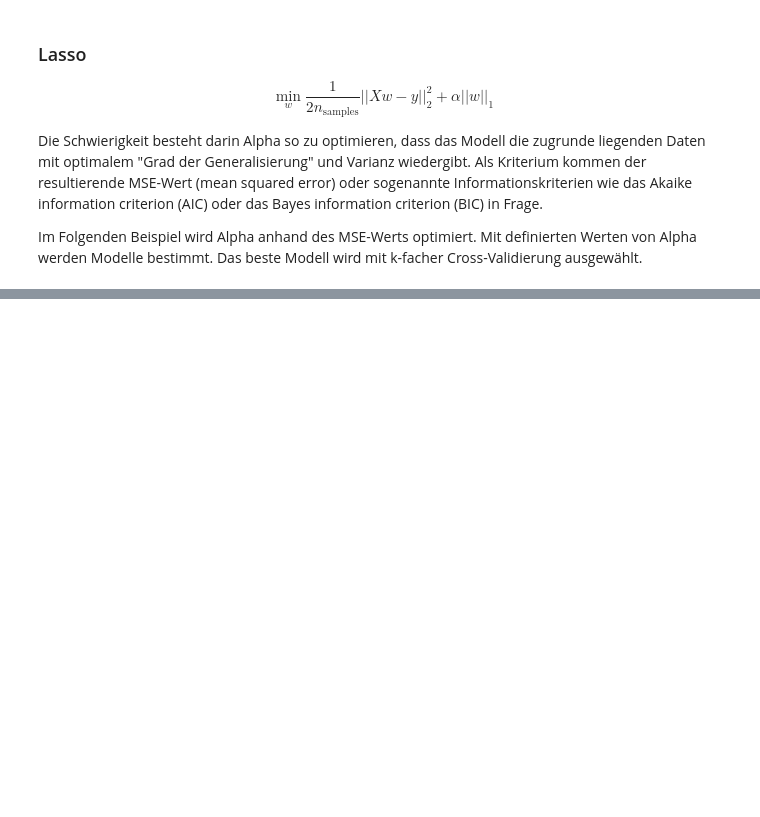
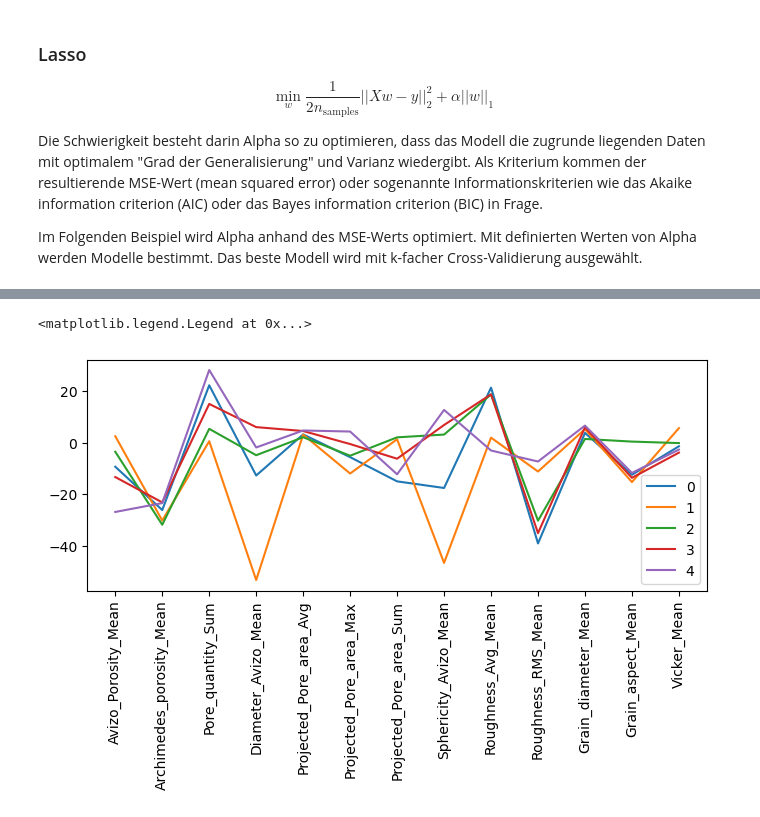
Before and after one commit to RHaeml/MM_ML_L1, a Jupyter notebook: MaschineLearning_Modell.ipynb, the cells around one changed output, grey strips where cells are left out. Cells and saved outputs as stored; diff of their text form; code cells hidden in the pictures; blank space fills up the shorter version.

```diff
--- a/MaschineLearning_Modell.ipynb
+++ b/MaschineLearning_Modell.ipynb
@@ -229,0 +179,12 @@ plt.show()
+# %%
+
+keys = x_without_NaN.keys()
+
+plt.figure(figsize=(8,3))
+for fold, model in enumerate(models):
+    plt.plot(np.squeeze(model.coef_), label = str(fold))
+plt.xticks(range(len(keys)), keys, rotation='vertical')
+plt.legend()
+# %% [output]
+<matplotlib.legend.Legend at 0x...>
+[figure, added]
```
Also changed, not shown: parts of 31 cells of this notebook, 1 other file.
